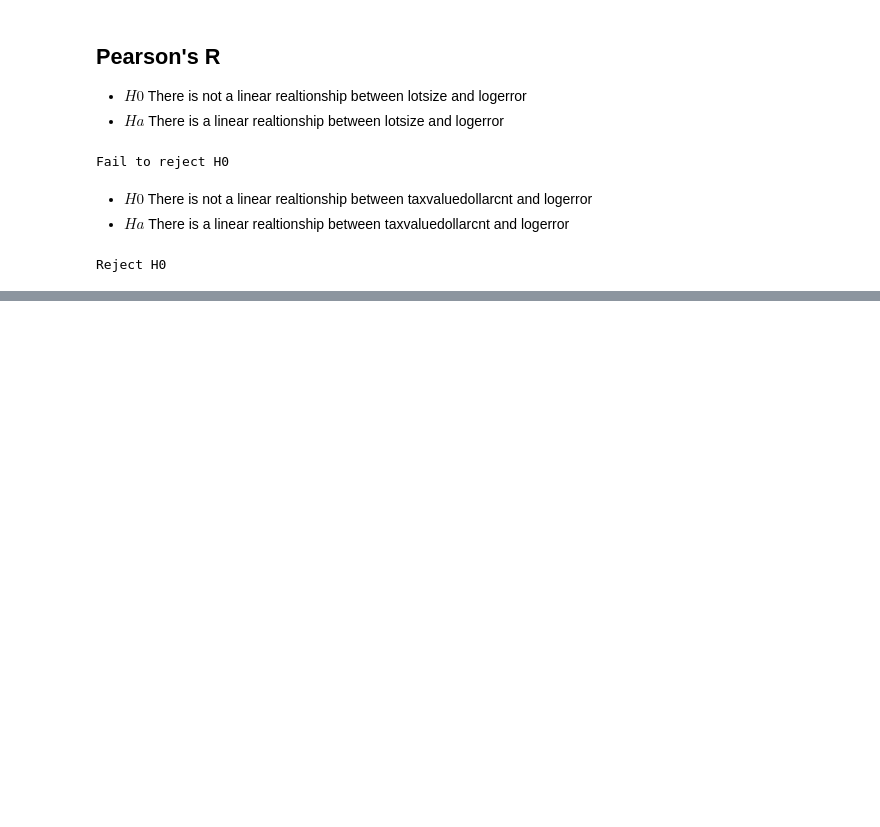
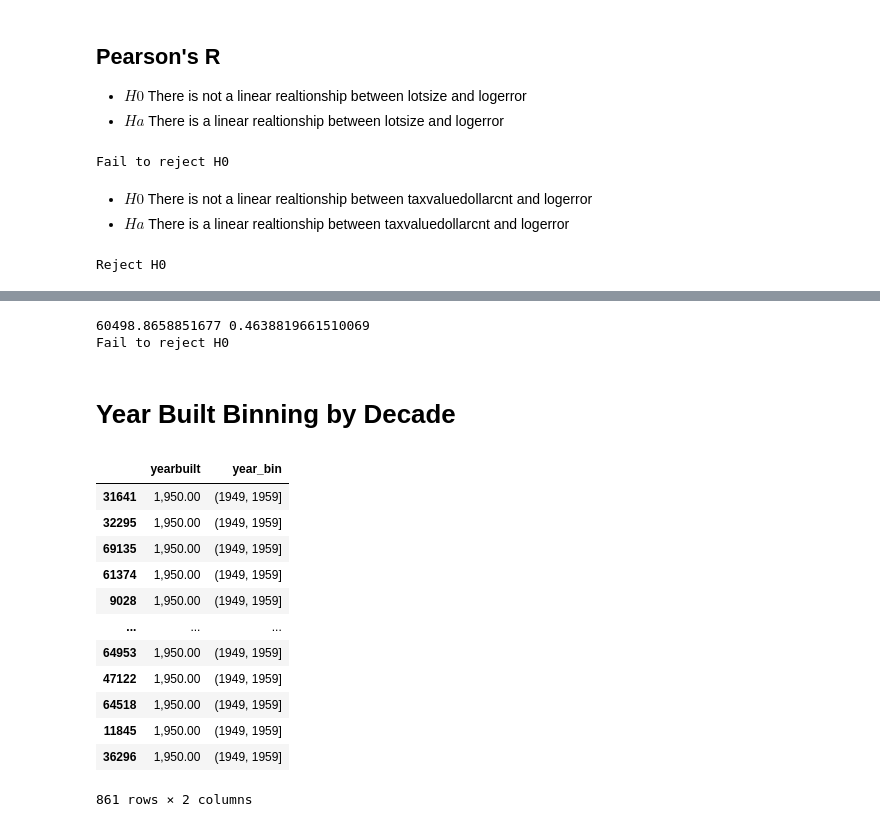
Before and after one commit to datastraine/clustering-exercises, a Jupyter notebook: explore_zillow.ipynb, the cells around one changed output, grey strips where cells are left out. Cells and saved outputs as stored; diff of their text form; code cells hidden in the pictures; blank space fills up the shorter version.

```diff
--- a/explore_zillow.ipynb
+++ b/explore_zillow.ipynb
@@ -275,0 +406,13 @@ Reject H0
+# %%
+observed = pd.crosstab(train['quality_bin'], train['logerror'])
+chi2, p, degf, expected = stats.chi2_contingency(observed)
+print(chi2, p)
+if p < .05:
+    print('Reject H0')
+else:
+    print("Fail to reject H0")
+# %% [output]
+60498.8658851677 0.4638819661510069
+Fail to reject H0
+# %% [markdown]
+# Year Built Binning by Decade
@@ -275,0 +429,17 @@ Reject H0
+# %%
+# make sure thta it took the data in correctly corrected
+train[['yearbuilt', 'year_bin']].loc[train['yearbuilt']==1950]
+# %% [output]
+|  | yearbuilt | year_bin |
+| 31641 | 1,950.00 | (1949, 1959] |
+| 32295 | 1,950.00 | (1949, 1959] |
+| 69135 | 1,950.00 | (1949, 1959] |
+| 61374 | 1,950.00 | (1949, 1959] |
+| 9028 | 1,950.00 | (1949, 1959] |
+| ... | ... | ... |
+| 64953 | 1,950.00 | (1949, 1959] |
+| 47122 | 1,950.00 | (1949, 1959] |
+| 64518 | 1,950.00 | (1949, 1959] |
+| 11845 | 1,950.00 | (1949, 1959] |
+| 36296 | 1,950.00 | (1949, 1959] |
+861 rows × 2 columns
```
Also changed, not shown: parts of 19 cells of this notebook.
